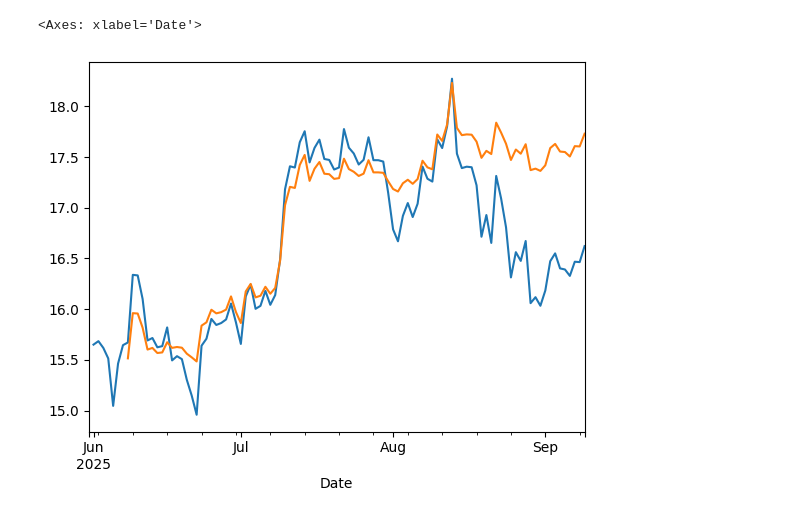
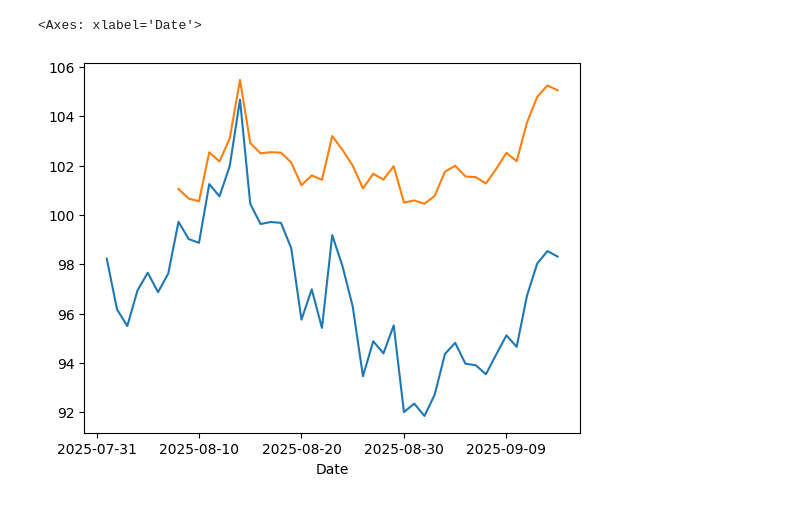
Before and after one commit to nafissaad/Tutorial1, a Jupyter notebook: Tutorial/My projects/My Portfolio/Untitled1.ipynb, the cells around one changed output. Cells and saved outputs as stored; diff of their text form; code cells hidden in the pictures.

```diff
--- a/Tutorial/My projects/My Portfolio/Untitled1.ipynb
+++ b/Tutorial/My projects/My Portfolio/Untitled1.ipynb
@@ -33,20 +18,19 @@ df
+# %%
+x=pd.read_csv("C:/Users/user/Desktop/Jbooks/venv/data.csv",index_col=0)
 # %%
-last_date = df.index[-1]
-new_dates = pd.date_range(start=last_date + pd.Timedelta(days=1), periods=1,freq="1d")
+last_date = x.index[-1]
+new_dates = pd.date_range(start=pd.to_datetime(last_date) + pd.Timedelta(days=1), periods=1,freq="1d")
 new_rows = pd.DataFrame({
     "Open": [0]*1,
     "High": [0]*1,
     "Low": [0]*1,
-    "Close": [0]*1,
+    "Close": [np.nan]*1,
     'Pct_Change':[0]*1,
     'adj':[0]*1,
     "Volume": [0]*1,
     "Date": new_dates
 })
-new_rows = new_rows.astype(df.reset_index().dtypes.to_dict())
-df = pd.concat([df.reset_index(),new_rows], ignore_index=True)
-df = df.set_index("Date")
-x=[df['Close'].tail(2).values[0]]*1
-df.loc[df.index[-2:], "Close"]=df['Open'].tail(2).tolist()
-df.loc[df.index[-1:], "Close"]=x
-df
+new_rows = new_rows.astype(x.reset_index().dtypes.to_dict())
+x = pd.concat([x.reset_index(),new_rows], ignore_index=True)
+x = x.set_index("Date")
+x.loc[x.index[-1:], "Open"]=df['Close'].tail(1).values[0]
@@ -76,13 +45,12 @@ def flexible_rsi(series):
     rsi = 100 - (100 / (1 + rs))
     rsi_scaled = (100 - (100 / (1 + rs)))/100
     return rsi_scaled
-# Example usage
-prices =df.Close
+prices =x.Open
 rsi_flex = flexible_rsi(prices)
-df['Positions']=rsi_flex.shift(2)
+x['Positions']=rsi_flex.shift(2)
 # %%
-df['Pct_Change']=df['Close'].pct_change()
-df.tail(6)
+x['Pct_Change']=x['Open'].pct_change()
+x.tail(6)
 # %% [output]
 |  | Close | High | Low | Open | Volume | Pct_Change | adj | Positions |
 | Date |  |  |  |  |  |  |  |  |
@@ -95,7 +73,7 @@ df.tail(6)
 # %%
-(15.5*(1+df['Pct_Change']).cumprod()).plot()
-(15.5*(1+((df['Positions'].shift(1))*df['Pct_Change'])).cumprod()).plot()
+(100*(1+x['Pct_Change']).cumprod()).plot()
+(100*(1+(x['Positions'].shift(1)*x['Pct_Change'])).cumprod()).plot()
 # %% [output]
 <Axes: xlabel='Date'>
-[figure, old version]
+[figure, new version]
 # %%
```
Also changed, not shown: parts of 10 cells of this notebook.
